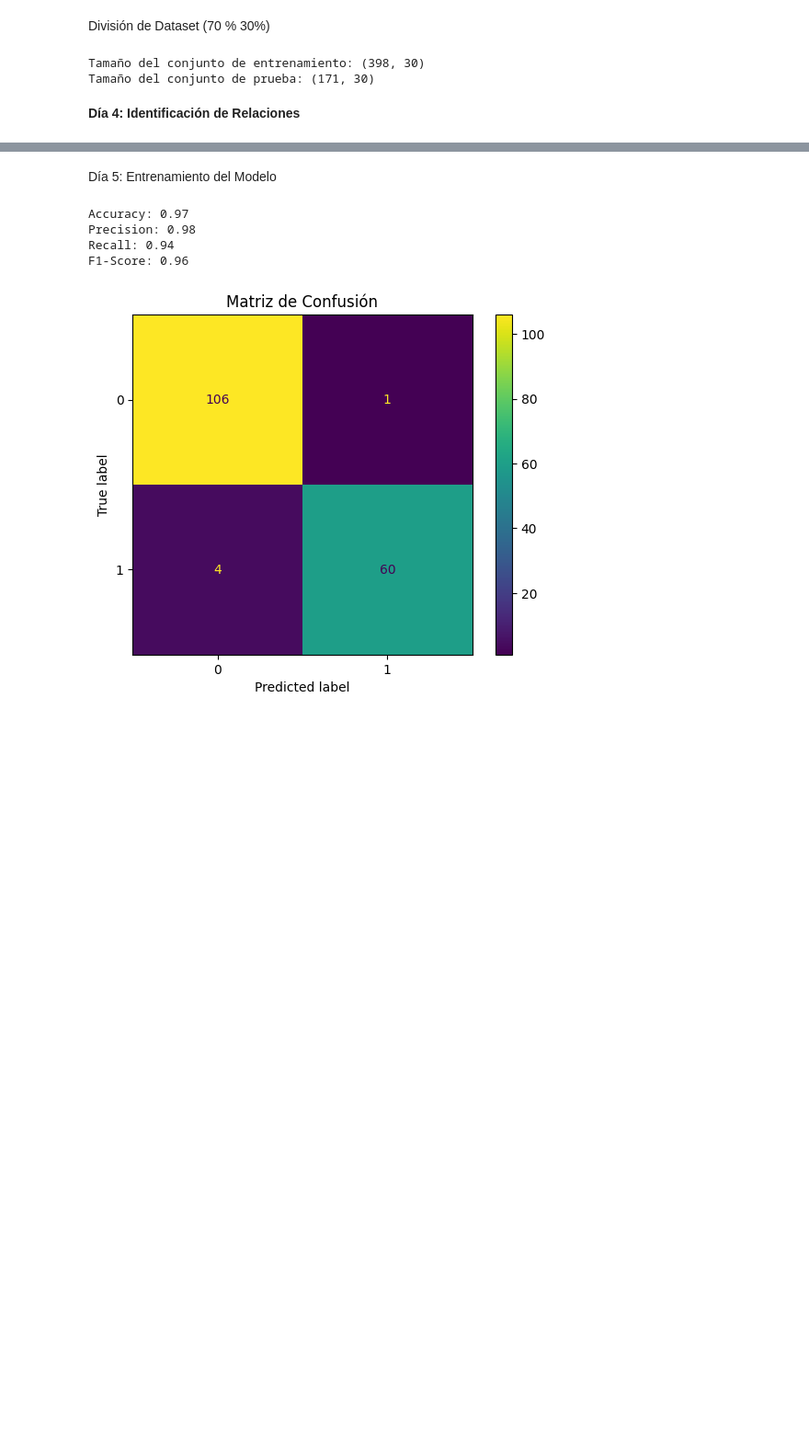
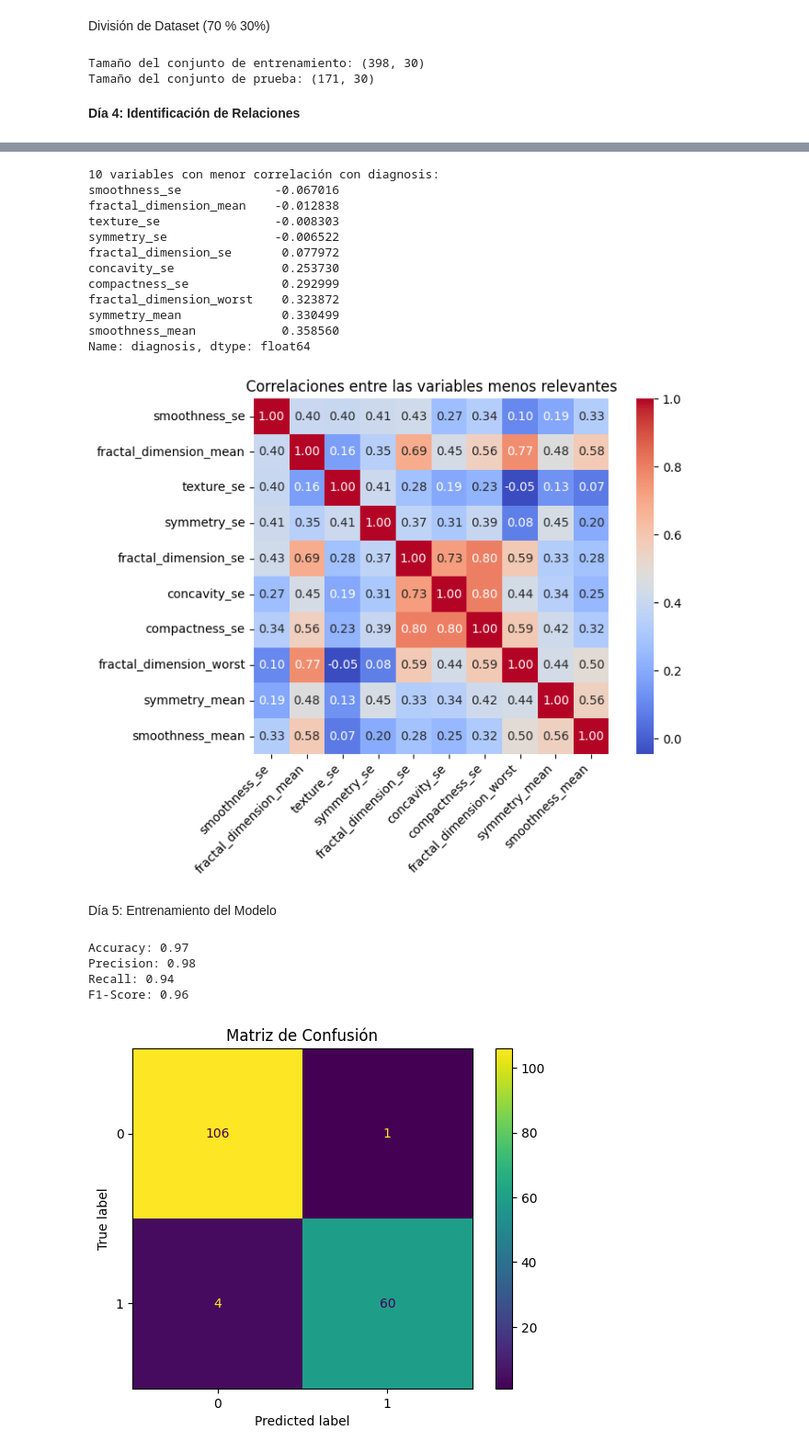
Before and after one commit to JoseMariaPY/proyecto-final-andino-duarte, a Jupyter notebook: proyecto-final-UCOM.ipynb, the cells around one changed output, grey strips where cells are left out. Shown at 92% size. Drawn from its saved outputs; the diff is of its cells as text; code cells hidden in the pictures; blank space fills up the shorter version.

Commit message:
matriz de correlación menos correlacionadas y requirements.txt

```diff
--- a/proyecto-final-UCOM.ipynb
+++ b/proyecto-final-UCOM.ipynb
@@ -233,6 +233,45 @@ concavity_mean          0.696360
 concavity_worst         0.659610
 Name: diagnosis, dtype: float64
 [figure]
+# %%
+# Crear la matriz de correlación
+correlation_matrix = data.corr()
+
+# Seleccionar las 10 variables menos correlacionadas con diagnosis
+bottom_features = correlation_matrix['diagnosis'].sort_values(ascending=True)[:10]  # Seleccionar las 10 menores
+
+print("\n10 variables con menor correlación con diagnosis:")
+print(bottom_features)
+
+# Crear un heatmap enfocado en las variables menos correlacionadas
+plt.figure(figsize=(8, 6))
+sns.heatmap(
+    data[bottom_features.index].corr(),
+    annot=True,
+    fmt=".2f",
+    cmap="coolwarm",
+    cbar=True,
+    square=True,
+    annot_kws={"size": 10}  # Tamaño adecuado para anotaciones
+)
+plt.title("Correlaciones entre las variables menos relevantes")
+plt.xticks(rotation=45, ha="right")
+plt.tight_layout()
+plt.show()
+# %% [output]
+10 variables con menor correlación con diagnosis:
+smoothness_se             -0.067016
+fractal_dimension_mean    -0.012838
+texture_se                -0.008303
+symmetry_se               -0.006522
+fractal_dimension_se       0.077972
+concavity_se               0.253730
+compactness_se             0.292999
+fractal_dimension_worst    0.323872
+symmetry_mean              0.330499
+smoothness_mean            0.358560
+Name: diagnosis, dtype: float64
+[figure, added]
 # %% [markdown]
 Día 5: Entrenamiento del Modelo
 # %%
```
Also changed, not shown: parts of 1 cell of this notebook, 3 other files.
